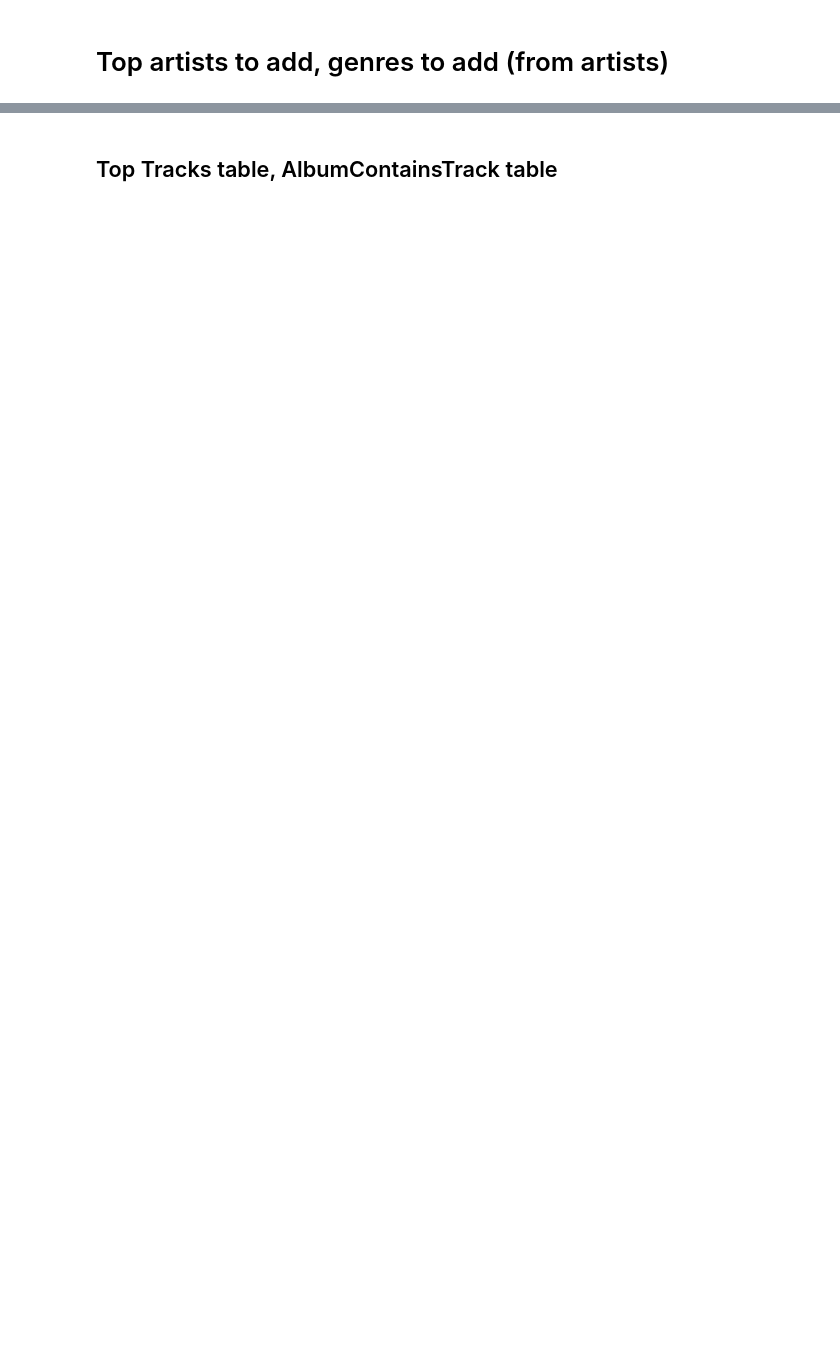
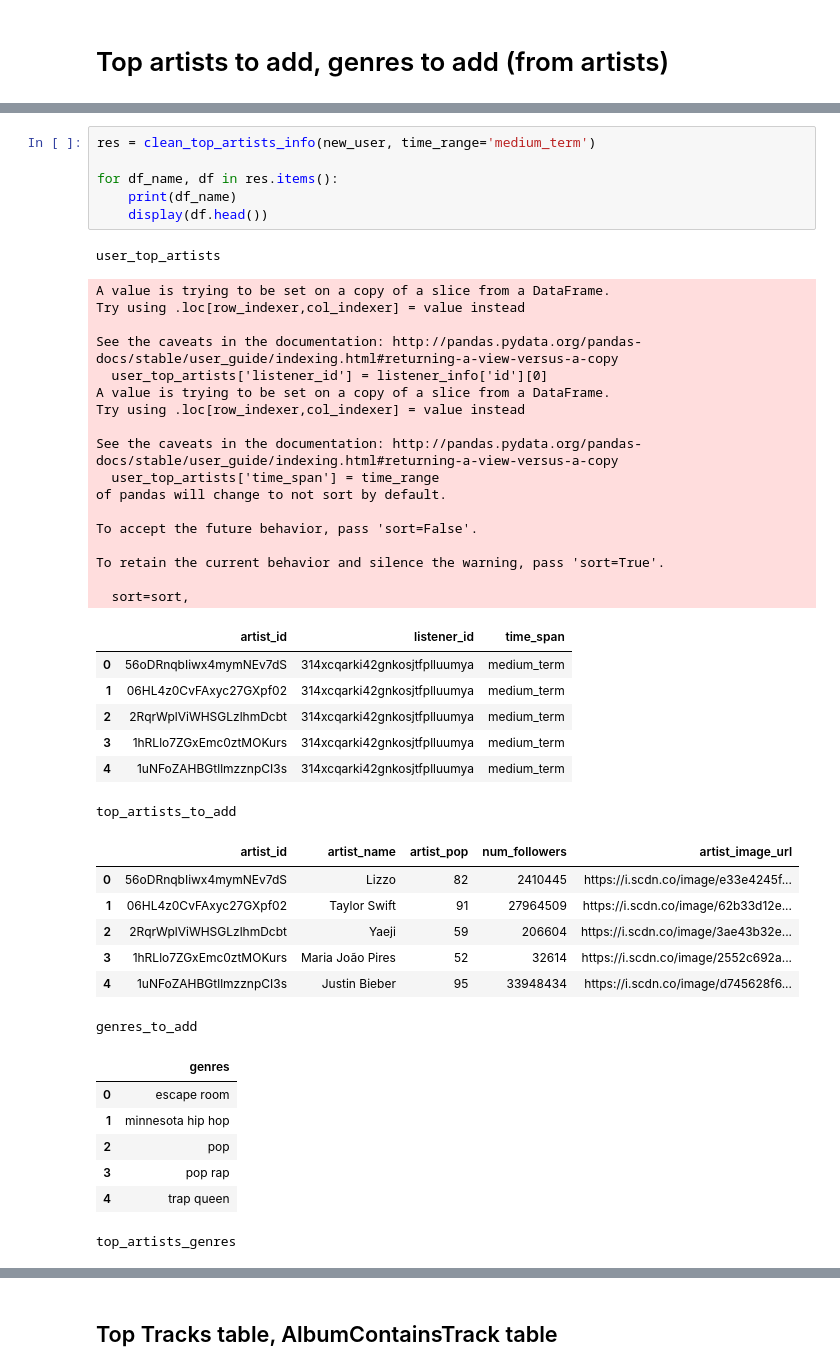
Before and after one commit to CS-316-Group/Project, a Jupyter notebook: notebooks/Spotify Data Cleaning Example.ipynb, the cells around one changed output, grey strips where cells are left out. Drawn from its saved outputs; the diff is of its cells as text; blank space fills up the shorter version.

```diff
--- a/notebooks/Spotify Data Cleaning Example.ipynb
+++ b/notebooks/Spotify Data Cleaning Example.ipynb
@@ -141,0 +101,46 @@ display(top_artists_genres.head())
+# %%
+res = clean_top_artists_info(new_user, time_range='medium_term')
+
+for df_name, df in res.items():
+    print(df_name)
+    display(df.head())
+# %% [output]
+user_top_artists
+A value is trying to be set on a copy of a slice from a DataFrame.
+Try using .loc[row_indexer,col_indexer] = value instead
+
+See the caveats in the documentation: http://pandas.pydata.org/pandas-docs/stable/user_guide/indexing.html#returning-a-view-versus-a-copy
+  user_top_artists['listener_id'] = listener_info['id'][0]
+A value is trying to be set on a copy of a slice from a DataFrame.
+Try using .loc[row_indexer,col_indexer] = value instead
+
+See the caveats in the documentation: http://pandas.pydata.org/pandas-docs/stable/user_guide/indexing.html#returning-a-view-versus-a-copy
+  user_top_artists['time_span'] = time_range
+of pandas will change to not sort by default.
+
+To accept the future behavior, pass 'sort=False'.
+
+To retain the current behavior and silence the warning, pass 'sort=True'.
+
+  sort=sort,
+|  | artist_id | listener_id | time_span |
+| 0 | 56oDRnqbIiwx4mymNEv7dS | 314xcqarki42gnkosjtfplluumya | medium_term |
+| 1 | 06HL4z0CvFAxyc27GXpf02 | 314xcqarki42gnkosjtfplluumya | medium_term |
+| 2 | 2RqrWplViWHSGLzlhmDcbt | 314xcqarki42gnkosjtfplluumya | medium_term |
+| 3 | 1hRLlo7ZGxEmc0ztMOKurs | 314xcqarki42gnkosjtfplluumya | medium_term |
+| 4 | 1uNFoZAHBGtllmzznpCI3s | 314xcqarki42gnkosjtfplluumya | medium_term |
+top_artists_to_add
+|  | artist_id | artist_name | artist_pop | num_followers | artist_image_url |
+| 0 | 56oDRnqbIiwx4mymNEv7dS | Lizzo | 82 | 2410445 | https://i.scdn.co/image/e33e4245f... |
+| 1 | 06HL4z0CvFAxyc27GXpf02 | Taylor Swift | 91 | 27964509 | https://i.scdn.co/image/62b33d12e... |
+| 2 | 2RqrWplViWHSGLzlhmDcbt | Yaeji | 59 | 206604 | https://i.scdn.co/image/3ae43b32e... |
+| 3 | 1hRLlo7ZGxEmc0ztMOKurs | Maria João Pires | 52 | 32614 | https://i.scdn.co/image/2552c692a... |
+| 4 | 1uNFoZAHBGtllmzznpCI3s | Justin Bieber | 95 | 33948434 | https://i.scdn.co/image/d745628f6... |
+genres_to_add
+|  | genres |
+| 0 | escape room |
+| 1 | minnesota hip hop |
+| 2 | pop |
+| 3 | pop rap |
+| 4 | trap queen |
+top_artists_genres
```
Also changed, not shown: parts of 11 cells of this notebook, 6 other files.
